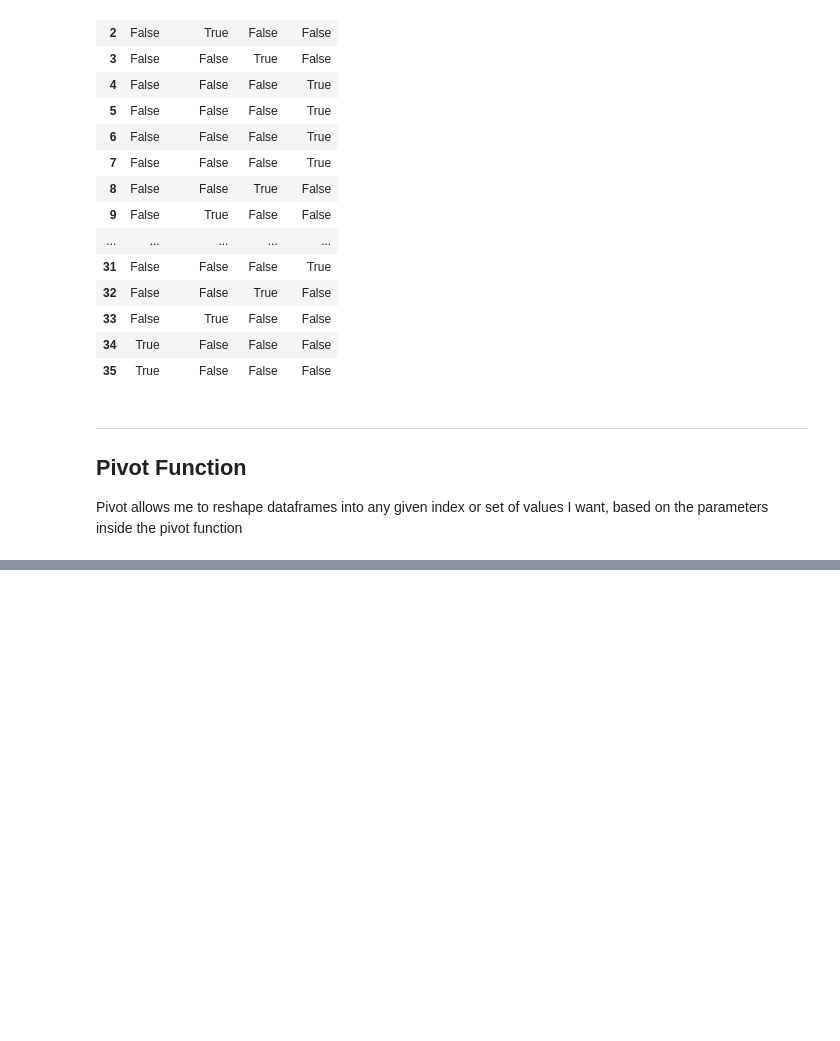
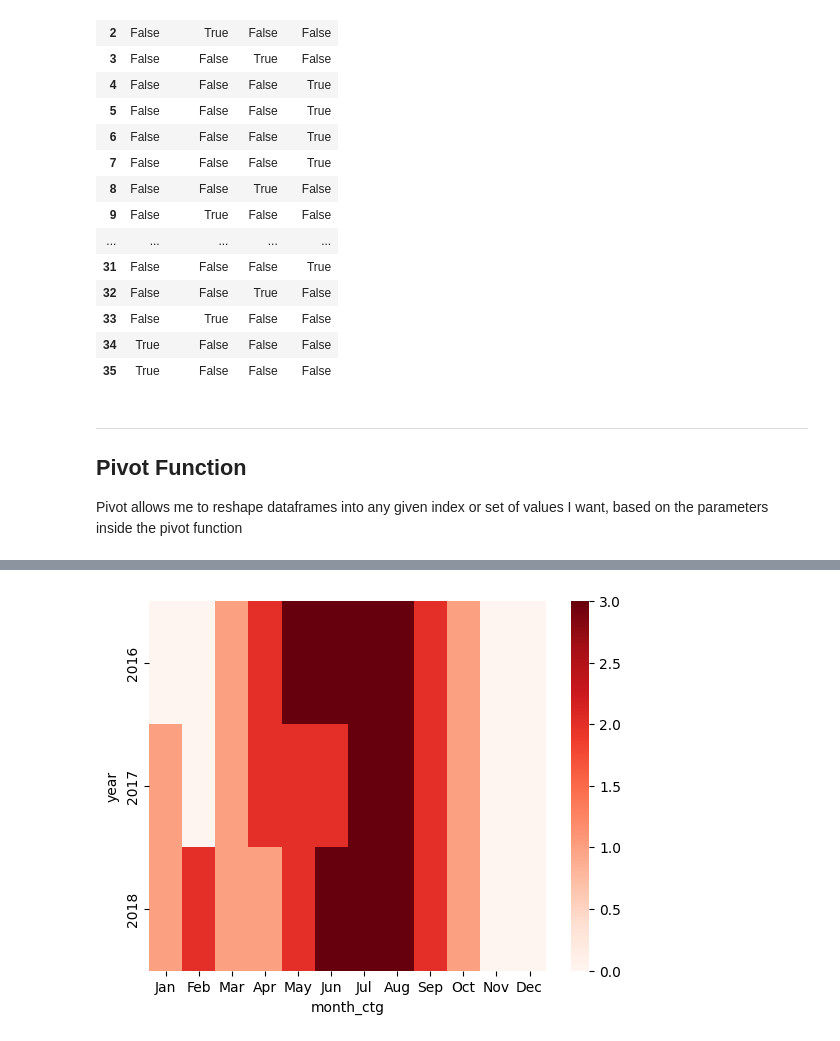
Before and after one commit to AfobCode/LearningPython, a Jupyter notebook: GoBeyondNumbers/eda_handling_categorical.ipynb, the cells around one changed output, grey strips where cells are left out. Drawn from its saved outputs; the diff is of its cells as text; code cells hidden in the pictures; blank space fills up the shorter version.

```diff
--- a/GoBeyondNumbers/eda_handling_categorical.ipynb
+++ b/GoBeyondNumbers/eda_handling_categorical.ipynb
@@ -206,3 +215,3 @@ Pivot allows me to reshape dataframes into any given index or set of values I wa
 # %%
-lighning_by_mth_plt = lighning_info_y_by_m.pivot(["year","month","Strike_Level_cat"])
+lighning_by_mth_plt = lighning_info_y_by_m.pivot(index= "year", columns= "month_ctg", values= "Strike_Level_cat")
 lighning_by_mth_plt
@@ -208,0 +233,5 @@ lighning_by_mth_plt
+# %%
+ax = sns.heatmap(lighning_by_mth_plt, cmap="Reds")
+plt.show()
+# %% [output]
+[figure, added]
```
Also changed, not shown: parts of 4 cells of this notebook.
